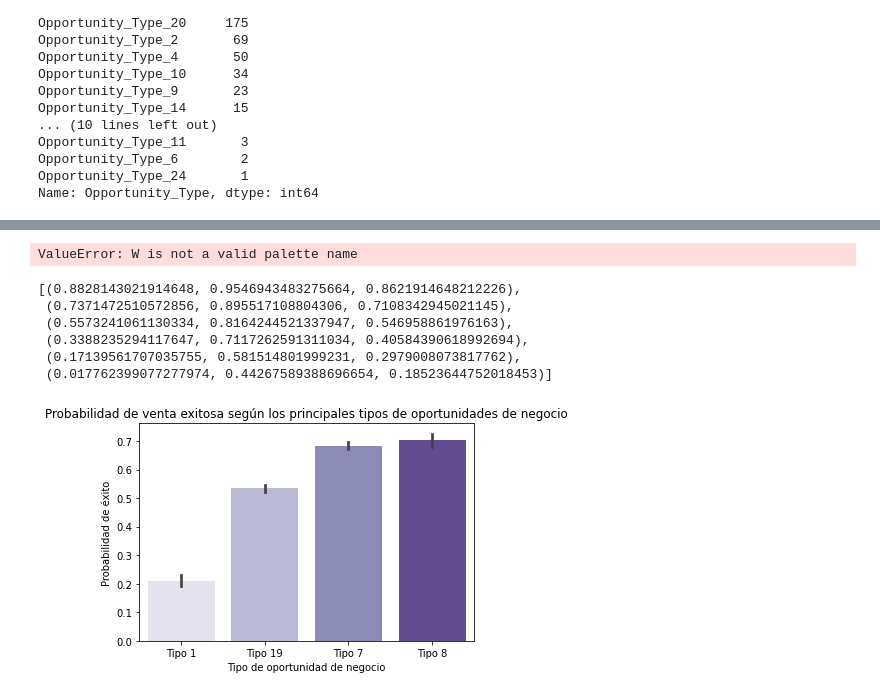
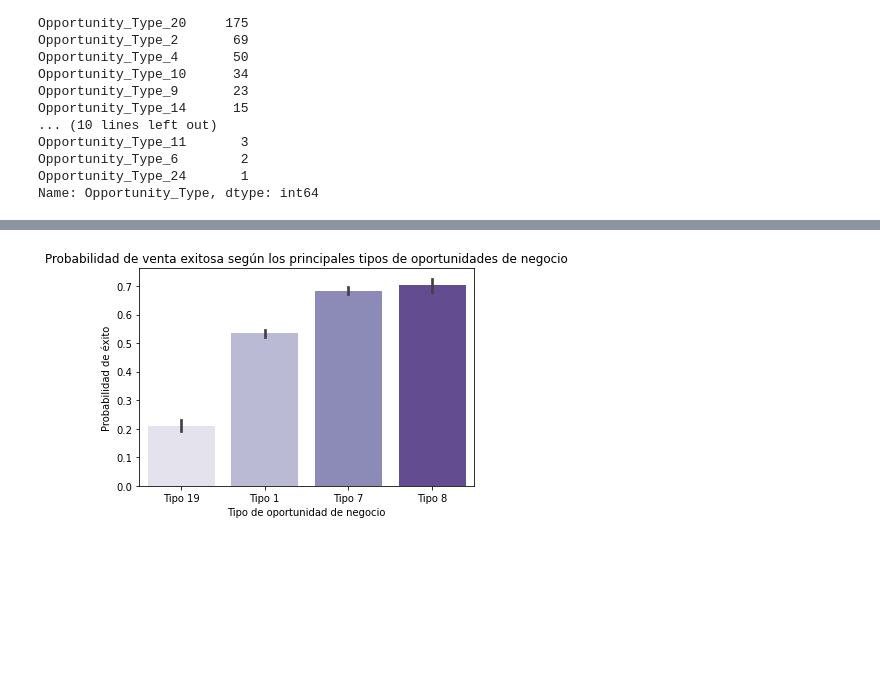
Before and after one commit to andrezszambrano/Organizaci-n-de-Datos-TP1, a Jupyter notebook: VisuOportunidadesDeNegocio.ipynb, the cells around one changed output, grey strips where cells are left out. Saved outputs shown, nothing was run; the diff lists cells and outputs as text; code cells hidden in the pictures; blank space fills up the shorter version.

```diff
--- a/VisuOportunidadesDeNegocio.ipynb
+++ b/VisuOportunidadesDeNegocio.ipynb
@@ -316,27 +297,15 @@ sns.barplot(data = dfMainAccounts, x = 'Account_Type', y = 'Stage')
 # %%
 dfMainOpp = df.loc[(df["Opportunity_Type"] == "Opportunity_Type_1") | (df["Opportunity_Type"] == "Opportunity_Type_7") | (df["Opportunity_Type"] == "Opportunity_Type_19") | (df["Opportunity_Type"] == "Opportunity_Type_8"), :]
 # %%
-xlabels = ["Tipo 1", "Tipo 19", "Tipo 7", "Tipo 8"]
+xlabels = ["Tipo 19", "Tipo 1", "Tipo 7", "Tipo 8"]
-# %%
-sns.color_palette('W')
-# %% [output]
-ValueError: W is not a valid palette name
-# %%
-sns.color_palette('Greens')
-# %% [output]
-[(0.8828143021914648, 0.9546943483275664, 0.8621914648212226),
- (0.7371472510572856, 0.895517108804306, 0.7108342945021145),
- (0.5573241061130334, 0.8164244521337947, 0.546958861976163),
- (0.3388235294117647, 0.7117262591311034, 0.40584390618992694),
- (0.17139561707035755, 0.581514801999231, 0.2979008073817762),
- (0.017762399077277974, 0.44267589388696654, 0.18523644752018453)]
 # %%
 sns.barplot(data = dfMainOpp, x = 'Opportunity_Type',
             y = 'Stage', palette = 'Purples',
             order = ["Opportunity_Type_19", "Opportunity_Type_1", "Opportunity_Type_7", "Opportunity_Type_8"]).set(xticklabels = xlabels,
-                             title = 'Probabilidad de venta exitosa según los principales tipos de oportunidades de negocio')
+                                                                                                                   title = 'Probabilidad de venta exitosa según los principales tipos de oportunidades de negocio')
 plt.xlabel("Tipo de oportunidad de negocio")
 plt.ylabel("Probabilidad de éxito")
-plt.savefig('2do.jpg', format='jpeg', dpi=200, bbox_inches = "tight")
+plt.savefig('visu2ProbabilidadVentaExitosaTipoDeNegocio.jpg',
+            format='jpeg', dpi=200, bbox_inches = "tight")
 # %% [output]
-[figure, old version]
+[figure, new version]
```
Also changed, not shown: parts of 12 cells of this notebook, 7 other files.
